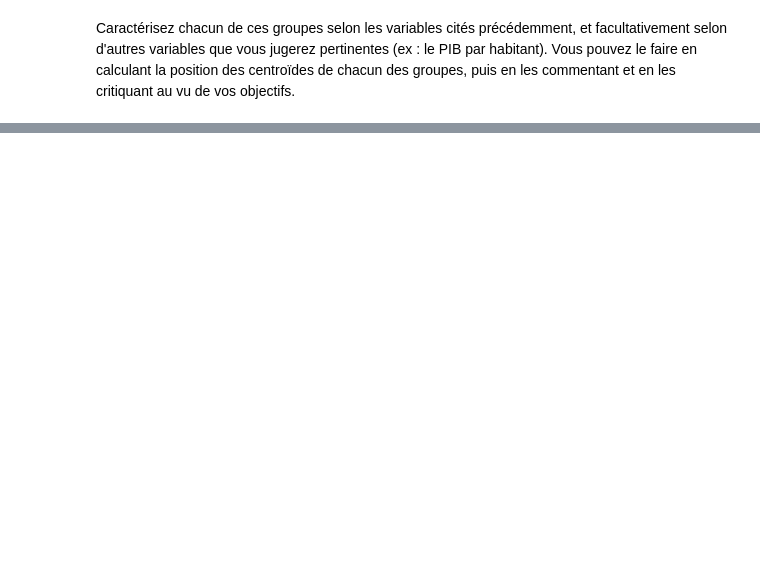
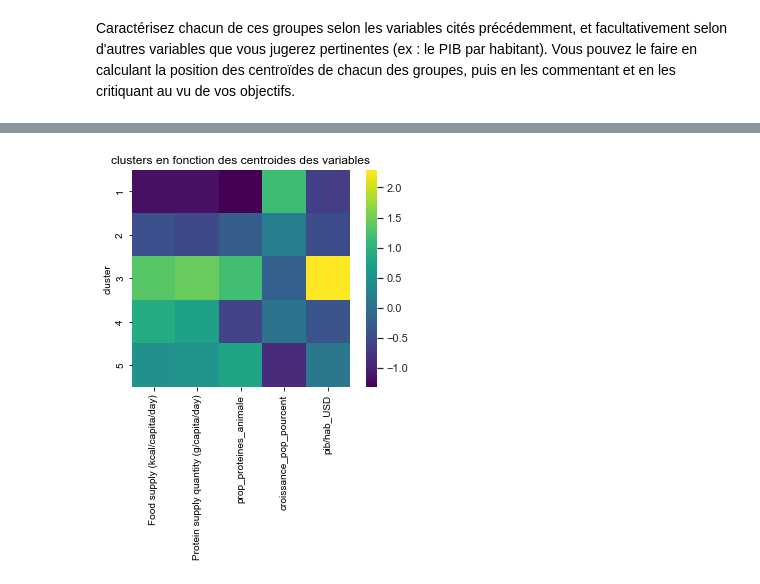
Before and after one commit to FatimaMoqran/Etude_de_marche_ACP_clustering_dendogramme, a Jupyter notebook: étude_de_marché.ipynb, the cells around one changed output, grey strips where cells are left out. Saved outputs shown, nothing was run; the diff lists cells and outputs as text; code cells hidden in the pictures; blank space fills up the shorter version.

```diff
--- a/étude_de_marché.ipynb
+++ b/étude_de_marché.ipynb
@@ -642,0 +575,3 @@ groupe5
+# %%
+# on met les données à la même échelle pour pouvoir comparer
+dt_scaled = pd.DataFrame(X_scaled, columns= list(dt_pca.columns), index=dt.index)
@@ -642,0 +596,3 @@ groupe5
+# %%
+#on fait un tableau data_cluster avec les
+data_cluster = pd.merge(dt_scaled,dt[['Area']], left_index= True, right_index = True, how='left')
@@ -642,0 +608,3 @@ groupe5
+# %%
+#on ajoute les groupes entre eux
+data_clusters = pd.merge(data_cluster,groupes, left_on = 'Area',right_on = 'pays', how = 'left' )
@@ -779,0 +634,14 @@ un test d'adéquation : parmi les 4 variables, ou parmi d'autres variables que v
+# %%
+ # je recupère juste les moyenne pour faire un heatmap
+data_clusters_mean = data_clusters.groupby('cluster').agg('mean')
+# %%
+#on fait un heatmap pour voir les centroides
+import seaborn as sns
+plt.figure()
+plt.title('clusters en fonction des centroide des variables')
+sns.set(rc={'figure.figsize':(10,11)})
+sns.heatmap(data_clusters_mean,cmap = 'viridis',cbar = True,square = True )
+plt.title('clusters en fonction des centroides des variables')
+plt.show()
+# %% [output]
+[figure, added]
```
Also changed, not shown: parts of 101 cells of this notebook.
